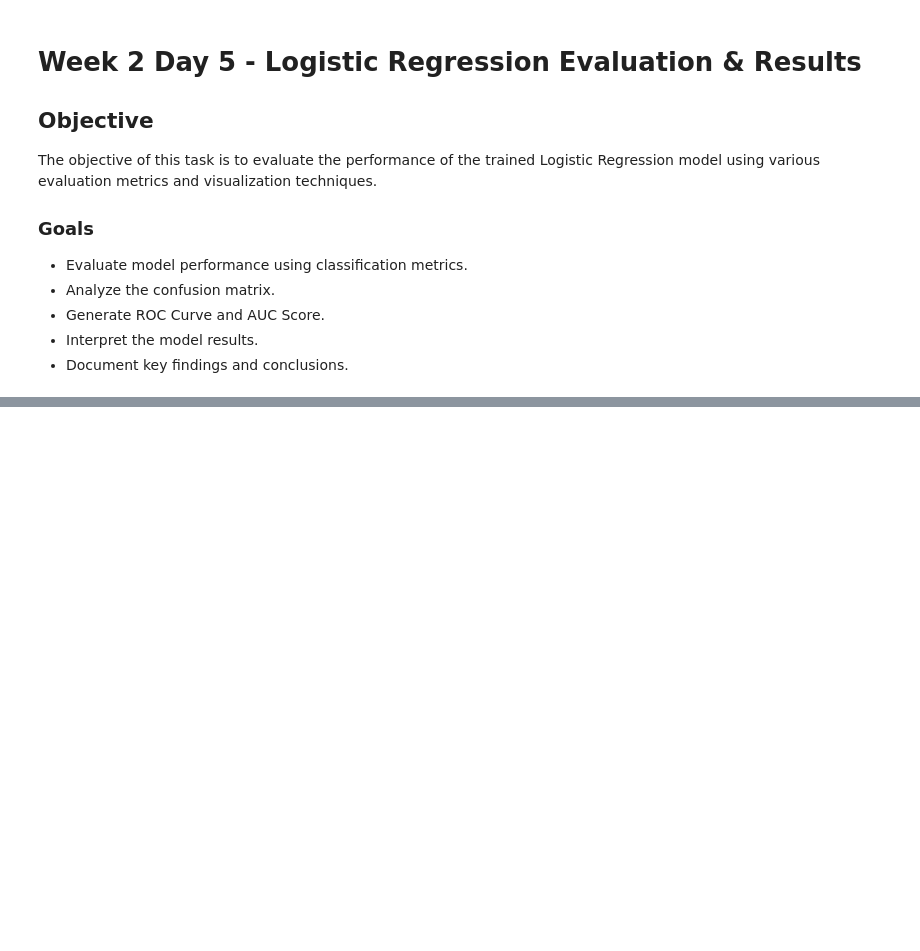
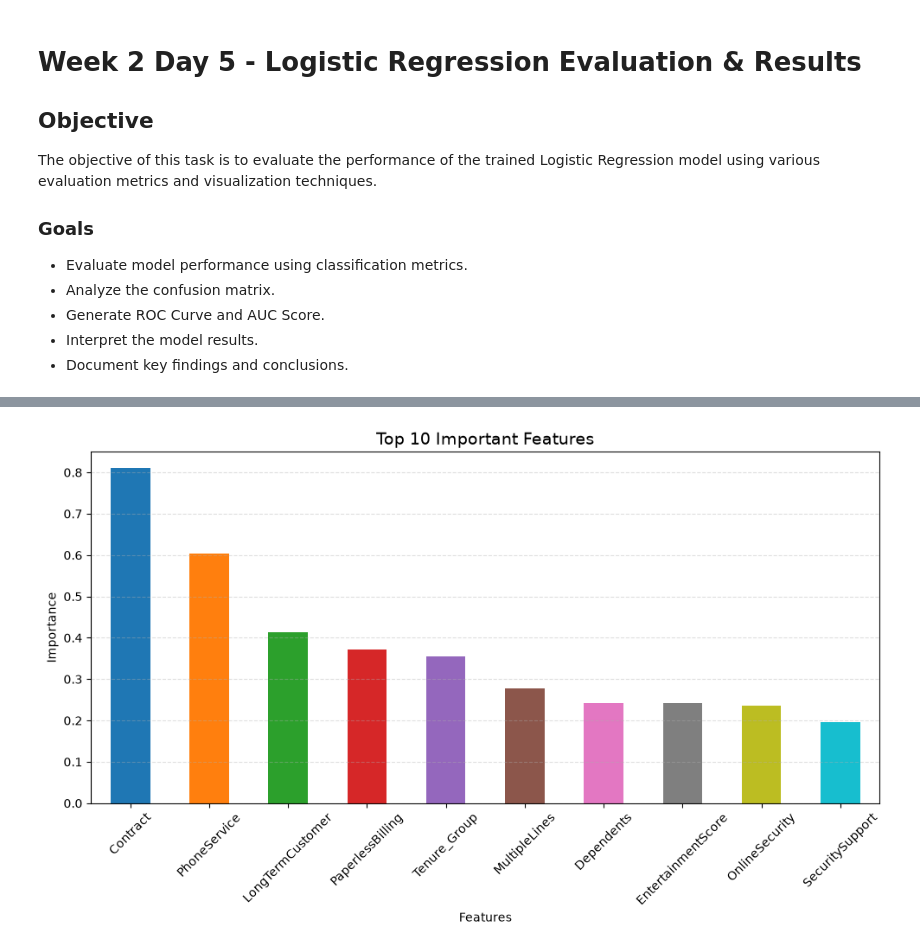
Before and after one commit to begamafreen8088-afk/zaalima-data-analytic, a Jupyter notebook: scripts/feature_engineering.ipynb, the cells around one changed output, grey strips where cells are left out. Cells and saved outputs as stored; diff of their text form; code cells hidden in the pictures; blank space fills up the shorter version.

```diff
--- a/scripts/feature_engineering.ipynb
+++ b/scripts/feature_engineering.ipynb
@@ -958,0 +1091,26 @@ NameError: name 'y_test' is not defined
+# %%
+import pandas as pd
+import matplotlib.pyplot as plt
+
+importance = pd.Series(
+    abs(model.coef_[0]),
+    index=X_train.columns
+).sort_values(ascending=False).head(10)
+
+plt.figure(figsize=(10,6))
+importance.plot(
+    kind='bar',
+    color=['#1f77b4','#ff7f0e','#2ca02c','#d62728',
+           '#9467bd','#8c564b','#e377c2','#7f7f7f',
+           '#bcbd22','#17becf']
+)
+
+plt.title('Top 10 Important Features', fontsize=14)
+plt.xlabel('Features')
+plt.ylabel('Importance')
+plt.xticks(rotation=45)
+plt.grid(axis='y', linestyle='--', alpha=0.4)
+plt.tight_layout()
+plt.show()
+# %% [output]
+[figure, added]
```
Also changed, not shown: parts of 20 cells of this notebook.
